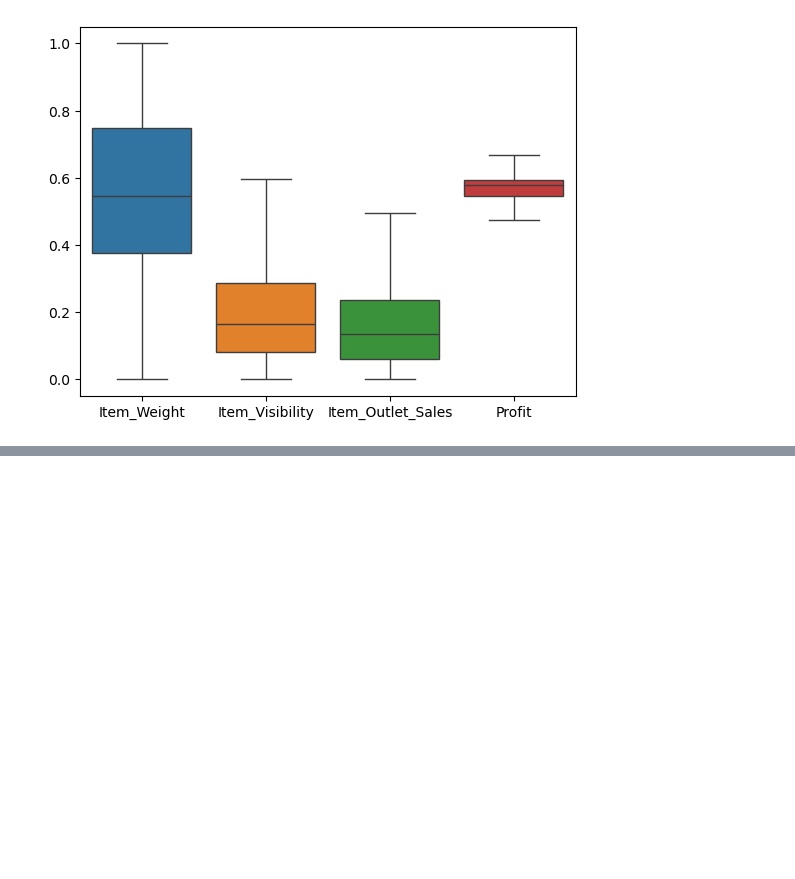
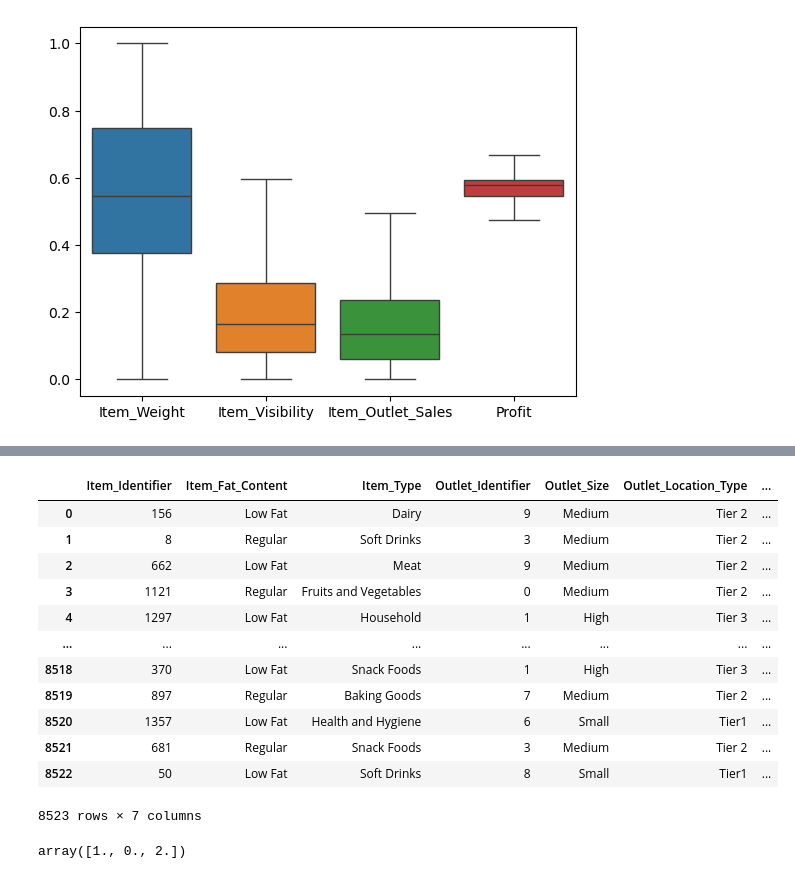
Before and after one commit to NageshaSriram/Machine-Learning, a Jupyter notebook: session1_09-08-2025.ipynb, the cells around one changed output, grey strips where cells are left out. Cells and saved outputs as stored; diff of their text form; code cells hidden in the pictures; blank space fills up the shorter version.

```diff
--- a/session1_09-08-2025.ipynb
+++ b/session1_09-08-2025.ipynb
@@ -708,0 +819,20 @@ sns.boxplot(data_float_scaled)
+# %%
+encoder = LabelEncoder()
+data_object["Item_Identifier"] = encoder.fit_transform(data_object["Item_Identifier"])
+data_object["Outlet_Identifier"] = encoder.fit_transform(data_object["Outlet_Identifier"])
+# %%
+data_object
+# %% [output]
+|  | Item_Identifier | Item_Fat_Content | Item_Type | Outlet_Identifier | Outlet_Size | Outlet_Location_Type | ... |
+| 0 | 156 | Low Fat | Dairy | 9 | Medium | Tier 2 | ... |
+| 1 | 8 | Regular | Soft Drinks | 3 | Medium | Tier 2 | ... |
+| 2 | 662 | Low Fat | Meat | 9 | Medium | Tier 2 | ... |
+| 3 | 1121 | Regular | Fruits and Vegetables | 0 | Medium | Tier 2 | ... |
+| 4 | 1297 | Low Fat | Household | 1 | High | Tier 3 | ... |
+| ... | ... | ... | ... | ... | ... | ... | ... |
+| 8518 | 370 | Low Fat | Snack Foods | 1 | High | Tier 3 | ... |
+| 8519 | 897 | Regular | Baking Goods | 7 | Medium | Tier 2 | ... |
+| 8520 | 1357 | Low Fat | Health and Hygiene | 6 | Small | Tier1 | ... |
+| 8521 | 681 | Regular | Snack Foods | 3 | Medium | Tier 2 | ... |
+| 8522 | 50 | Low Fat | Soft Drinks | 8 | Small | Tier1 | ... |
+8523 rows × 7 columns
@@ -708,0 +852,4 @@ sns.boxplot(data_float_scaled)
+# %%
+data_object["Outlet_Location_Type"].unique()
+# %% [output]
+array([1., 0., 2.])
```
Also changed, not shown: parts of 39 cells of this notebook, 2 other files.
